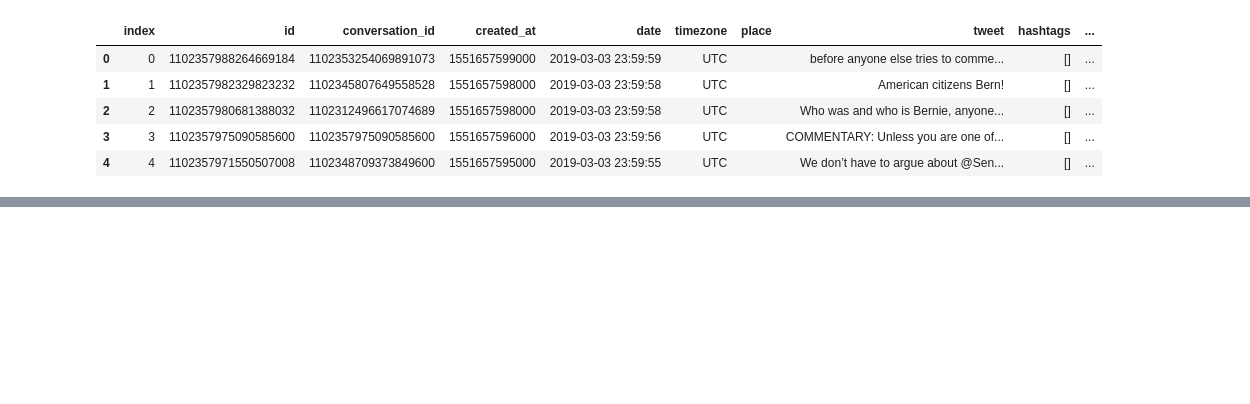
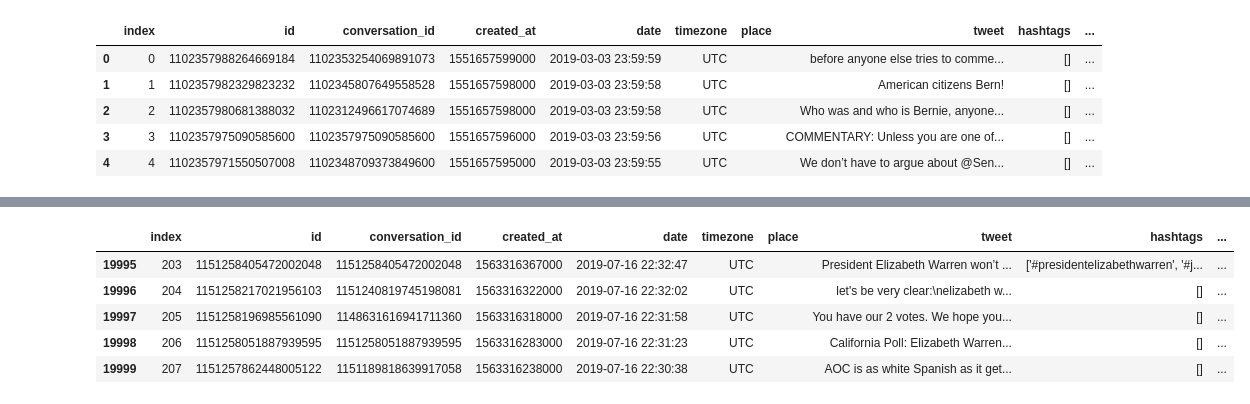
Before and after one commit to benlevyx/twitter-polling, a Jupyter notebook: notebooks/Creating full DataFrame.ipynb, the cells around one changed output, grey strips where cells are left out. Drawn from its saved outputs; the diff is of its cells as text; code cells hidden in the pictures; blank space fills up the shorter version.

```diff
--- a/notebooks/Creating full DataFrame.ipynb
+++ b/notebooks/Creating full DataFrame.ipynb
@@ -78,0 +53,9 @@ Name: date, dtype: object
+# %%
+warren2.t
+# %% [output]
+|  | index | id | conversation_id | created_at | date | timezone | place | tweet | hashtags | ... |
+| 19995 | 203 | 1151258405472002048 | 1151258405472002048 | 1563316367000 | 2019-07-16 22:32:47 | UTC |  | President Elizabeth Warren won’t ... | ['#presidentelizabethwarren', '#j... | ... |
+| 19996 | 204 | 1151258217021956103 | 1151240819745198081 | 1563316322000 | 2019-07-16 22:32:02 | UTC |  | let's be very clear:\nelizabeth w... | [] | ... |
+| 19997 | 205 | 1151258196985561090 | 1148631616941711360 | 1563316318000 | 2019-07-16 22:31:58 | UTC |  | You have our 2 votes. We hope you... | [] | ... |
+| 19998 | 206 | 1151258051887939595 | 1151258051887939595 | 1563316283000 | 2019-07-16 22:31:23 | UTC |  | California Poll: Elizabeth Warren... | [] | ... |
+| 19999 | 207 | 1151257862448005122 | 1151189818639917058 | 1563316238000 | 2019-07-16 22:30:38 | UTC |  | AOC is as white Spanish as it get... | [] | ... |
```
Also changed, not shown: parts of 39 cells of this notebook, 2 other files.
